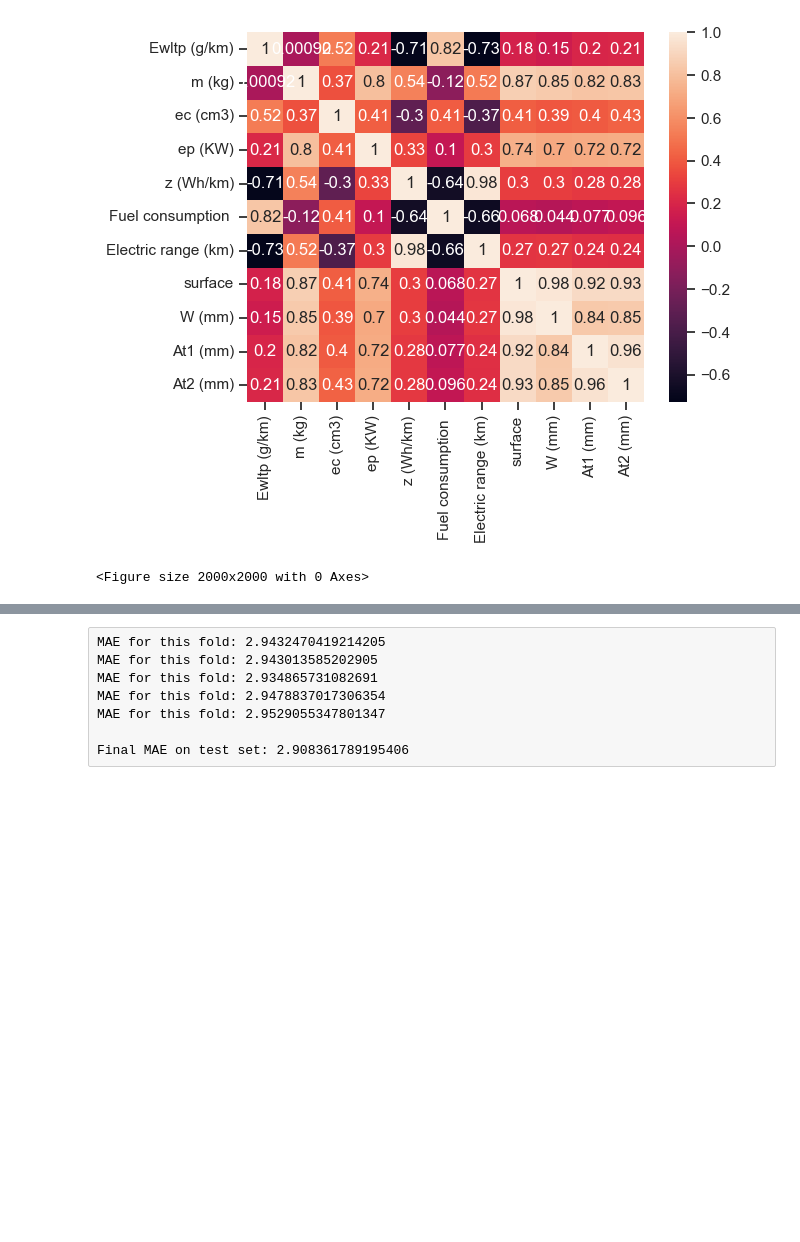
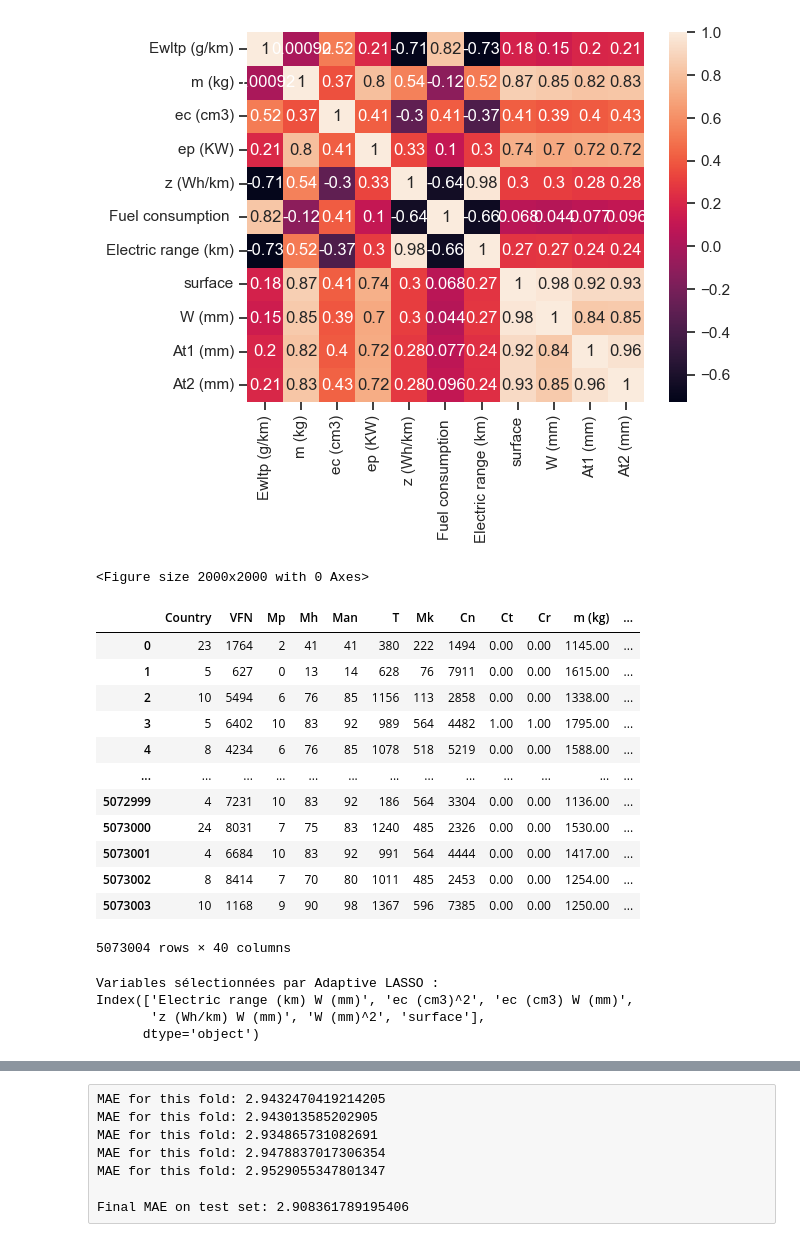
Before and after one commit to Naoyy/Challenge_Data_Mining, a Jupyter notebook: new_model_testing.ipynb, the cells around one changed output, grey strips where cells are left out. Drawn from its saved outputs; the diff is of its cells as text; code cells hidden in the pictures; blank space fills up the shorter version.

```diff
--- a/new_model_testing.ipynb
+++ b/new_model_testing.ipynb
@@ -148,10 +148,10 @@ for col in new_cat:
     data_train[col]=le.fit_transform(data_train[col])
     data_test[col]=le.fit_transform(data_test[col])
 # %%
-# drop_this=['Mh', 'T', 'Mk', 'Cn','Mt','Fm','Erwltp (g/km)'] #'VFN','W (mm)', 'At1 (mm)', 'At2 (mm)',,'Man'
+drop_this=['Erwltp (g/km)'] #'VFN','W (mm)', 'At1 (mm)', 'At2 (mm)',,'Man','Mh', 'T', 'Mk', 'Cn','Mt','Fm',
 
-# data_train.drop(columns=drop_this, inplace=True)
-# data_test.drop(columns=drop_this, inplace=True)
+data_train.drop(columns=drop_this, inplace=True)
+data_test.drop(columns=drop_this, inplace=True)
 # %%
 data_train.drop(columns='ID',inplace=True)
 # %%
@@ -174,6 +174,22 @@ test.reset_index(drop=True, inplace=True)
 
 X_train, y_train = train.drop(columns=["Ewltp (g/km)"]), train["Ewltp (g/km)"]
 X_test, y_test = test.drop(columns=["Ewltp (g/km)"]), test["Ewltp (g/km)"]
+# %%
+train
+# %% [output]
+|  | Country | VFN | Mp | Mh | Man | T | Mk | Cn | Ct | Cr | m (kg) | ... |
+| 0 | 23 | 1764 | 2 | 41 | 41 | 380 | 222 | 1494 | 0.00 | 0.00 | 1145.00 | ... |
+| 1 | 5 | 627 | 0 | 13 | 14 | 628 | 76 | 7911 | 0.00 | 0.00 | 1615.00 | ... |
+| 2 | 10 | 5494 | 6 | 76 | 85 | 1156 | 113 | 2858 | 0.00 | 0.00 | 1338.00 | ... |
+| 3 | 5 | 6402 | 10 | 83 | 92 | 989 | 564 | 4482 | 1.00 | 1.00 | 1795.00 | ... |
+| 4 | 8 | 4234 | 6 | 76 | 85 | 1078 | 518 | 5219 | 0.00 | 0.00 | 1588.00 | ... |
+| ... | ... | ... | ... | ... | ... | ... | ... | ... | ... | ... | ... | ... |
+| 5072999 | 4 | 7231 | 10 | 83 | 92 | 186 | 564 | 3304 | 0.00 | 0.00 | 1136.00 | ... |
+| 5073000 | 24 | 8031 | 7 | 75 | 83 | 1240 | 485 | 2326 | 0.00 | 0.00 | 1530.00 | ... |
+| 5073001 | 4 | 6684 | 10 | 83 | 92 | 991 | 564 | 4444 | 0.00 | 0.00 | 1417.00 | ... |
+| 5073002 | 8 | 8414 | 7 | 70 | 80 | 1011 | 485 | 2453 | 0.00 | 0.00 | 1254.00 | ... |
+| 5073003 | 10 | 1168 | 9 | 90 | 98 | 1367 | 596 | 7385 | 0.00 | 0.00 | 1250.00 | ... |
+5073004 rows × 40 columns
 # %%
 lasso = LassoCV(cv=5,)
 lasso.fit(X_train, y_train)
@@ -182,6 +198,11 @@ lasso.fit(X_train, y_train)
 selected_features = X_train.columns[lasso.coef_ != 0]
 print("Variables sélectionnées par Adaptive LASSO :")
 print(selected_features)
+# %% [output]
+Variables sélectionnées par Adaptive LASSO :
+Index(['Electric range (km) W (mm)', 'ec (cm3)^2', 'ec (cm3) W (mm)',
+       'z (Wh/km) W (mm)', 'W (mm)^2', 'surface'],
+      dtype='object')
 # %%
 import xgboost as xgb
 # %%
```
Also changed, not shown: parts of 7 cells of this notebook.
